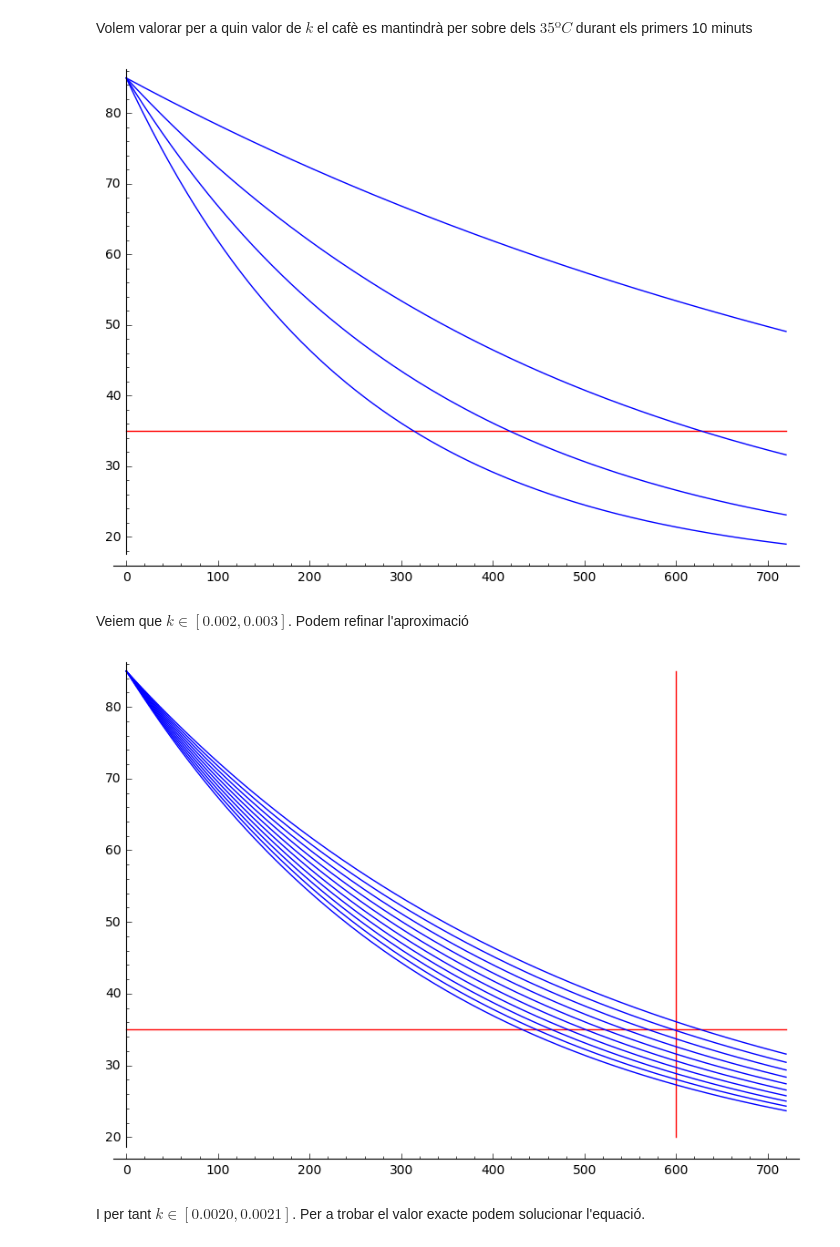
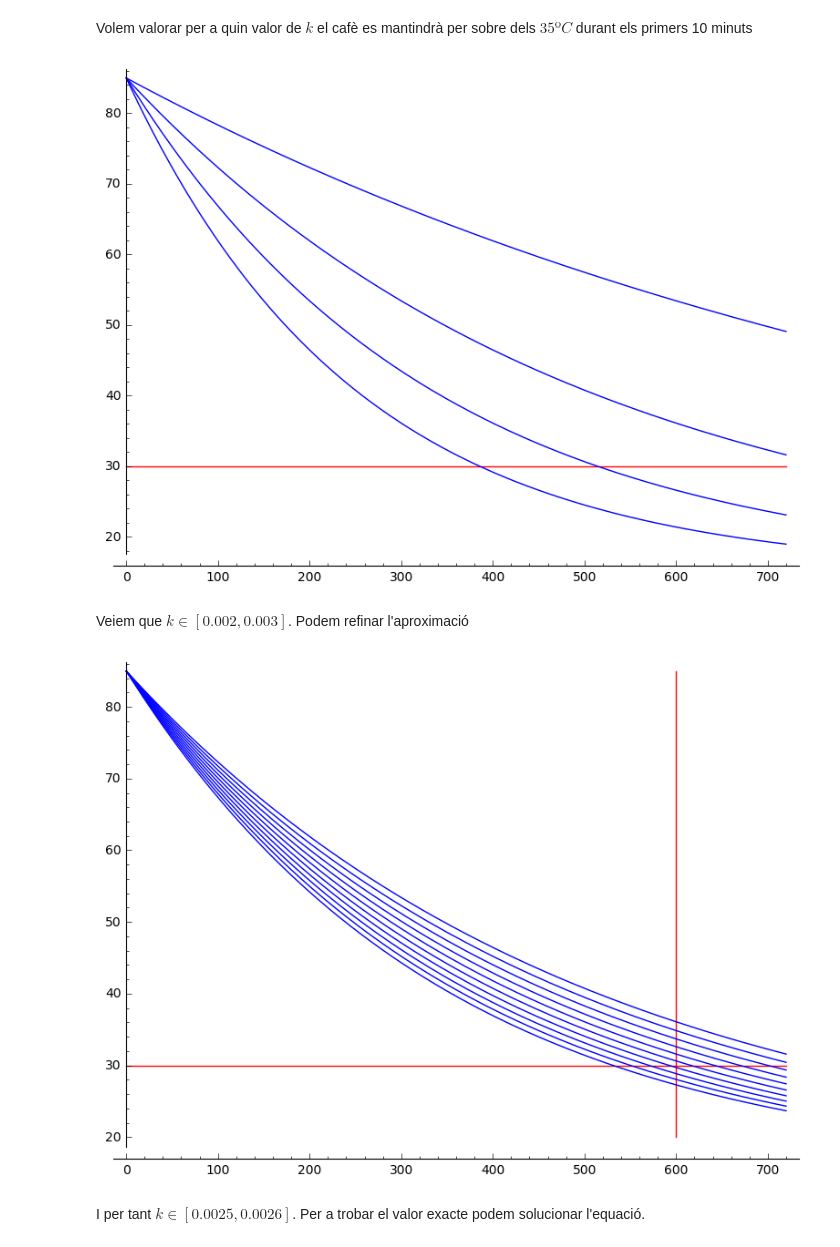
Before and after one commit to arnaumas/tercer, a Jupyter notebook: edos/edos-practica-2.ipynb, the cells around one changed output. Cells and saved outputs as stored; diff of their text form; code cells hidden in the pictures.

```diff
--- a/edos/edos-practica-2.ipynb
+++ b/edos/edos-practica-2.ipynb
@@ -63,19 +71,19 @@ show(t35)
 Volem valorar per a quin valor de $k$ el cafè es mantindrà per sobre dels $35ºC$ durant els primers 10 minuts
 # %%
 ks = map(lambda x: x*0.001, range(1,5))
-sols = map(lambda x: T.subs(k == x), ks)
+sols = map(lambda x: T.subs(T0 == Temp[0], k == x), ks)
 grafics = map(lambda f : plot(f(t), xmin = 0, xmax = 720), sols)
-plot(35, xmin = 0, xmax = 720, color = 'red') + reduce(lambda a, b:  a+b, grafics)
+plot(30, xmin = 0, xmax = 720, color = 'red') + reduce(lambda a, b:  a+b, grafics)
 # %% [output]
-[figure, old version]
+[figure, new version]
 # %% [markdown]
 Veiem que $k \in [0.002, 0.003]$. Podem refinar l'aproximació
 # %%
 ks = map(lambda x: 0.002 + x*0.0001, range(10))
-sols = map(lambda x: T.subs(k == x), ks)
+sols = map(lambda x: T.subs(T0 == Temp[0], k == x), ks)
 grafics = map(lambda f : plot(f(t), xmin = 0, xmax = 720), sols)
-plot(35, xmin = 0, xmax = 720, color = 'red') + line([(600,20), (600,85)], color = 'red') + reduce(lambda a, b:  a+b, grafics)
+plot(30, xmin = 0, xmax = 720, color = 'red') + line([(600,20), (600,85)], color = 'red') + reduce(lambda a, b:  a+b, grafics)
 # %% [output]
-[figure, old version]
+[figure, new version]
 # %% [markdown]
-I per tant $k \in [0.0020, 0.0021]$. Per a trobar el valor exacte podem solucionar l'equació.
+I per tant $k \in [0.0025, 0.0026]$. Per a trobar el valor exacte podem solucionar l'equació.
```
Also changed, not shown: parts of 14 cells of this notebook.
